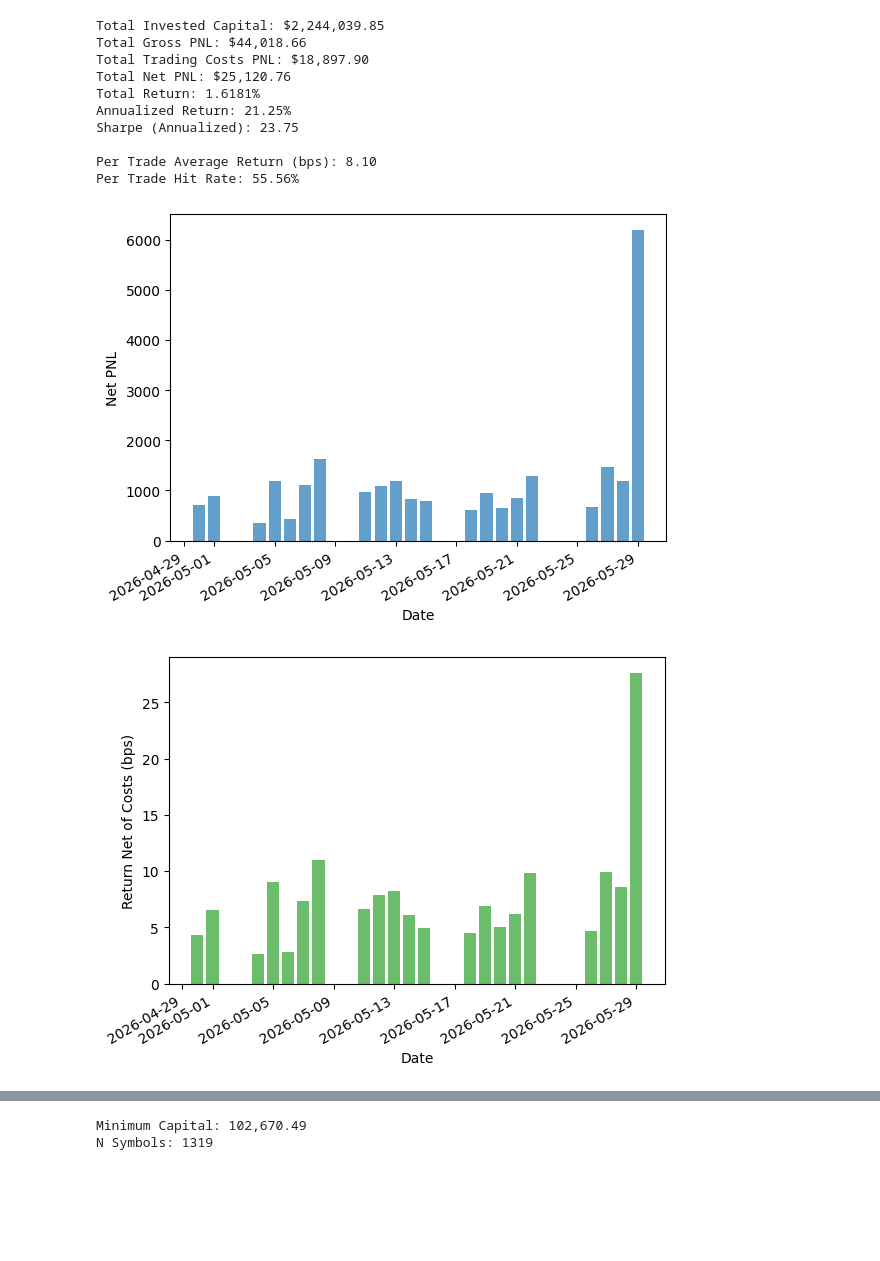
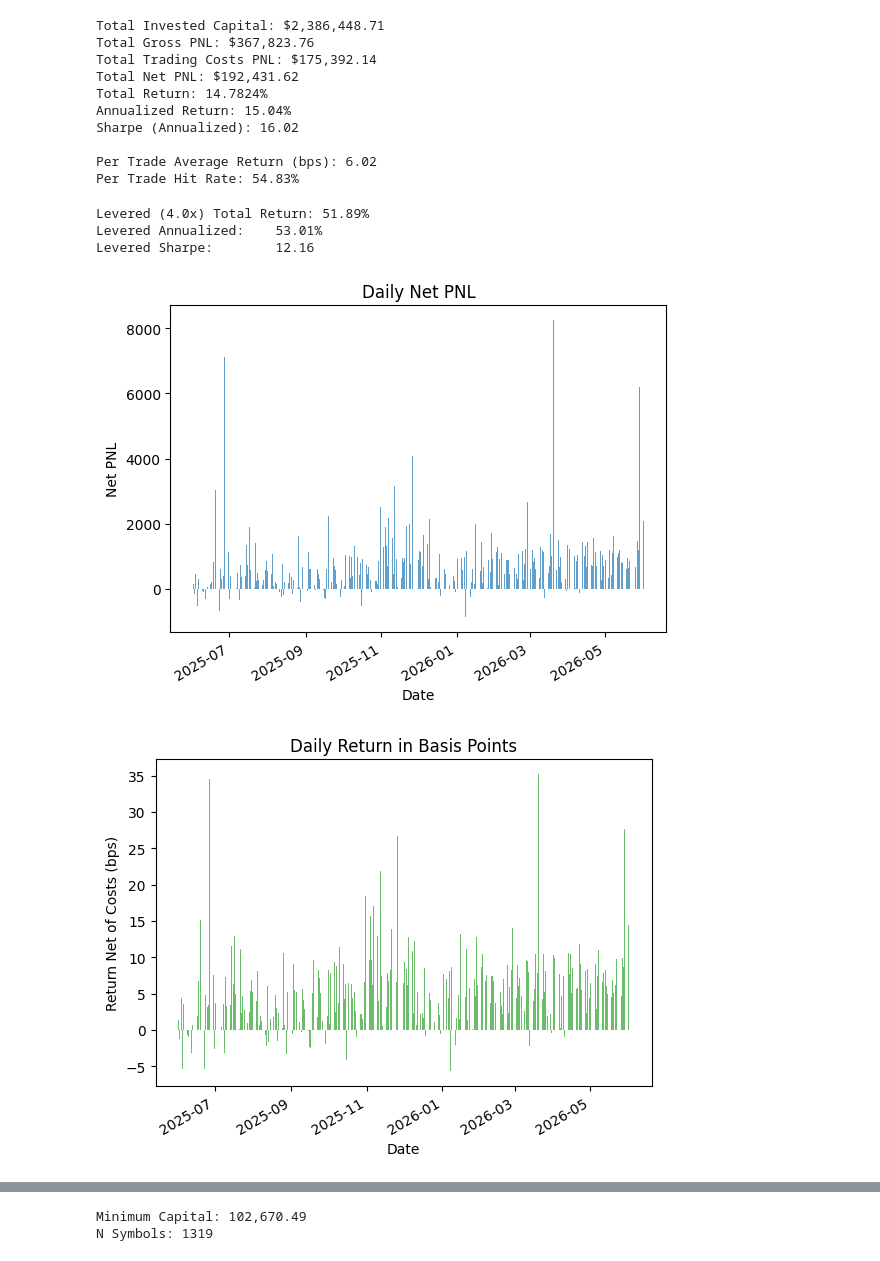
Before and after one commit to MichaelCusackNelkin/Summer_Research_2026, a Jupyter notebook: research-alpha/code/notebooks/test.ipynb, the cells around one changed output, grey strips where cells are left out. Cells and saved outputs as stored; diff of their text form; code cells hidden in the pictures; blank space fills up the shorter version.

Commit message:
backtest wiht 1 year of data and leverage

```diff
--- a/research-alpha/code/notebooks/test.ipynb
+++ b/research-alpha/code/notebooks/test.ipynb
@@ -233,7 +248,6 @@ shape: (12_659, 16)
 N_days = backtest["date"].n_unique()
 stat_backtest = backtest.filter(pl.col("tradable") == True, pl.col("traded_qty") != 0)
 total_capital = stat_backtest.group_by("date").agg(pl.col("trade_value").abs().sum()).max()['trade_value'].item()
-
 
 daily_returns = stat_backtest.group_by("date").agg(pl.col("net_pnl").sum() / pl.col("trade_value").abs().sum()).rename({"net_pnl":"return"})
 cum_return = daily_returns.select((1+pl.col('return')).cum_prod()).tail(1).item()-1
@@ -241,6 +255,7 @@ daily_avg_return = daily_returns["return"].mean()
 daily_std_return = daily_returns["return"].std()
 
 n_trades = len(stat_backtest)
+n_days = backtest['date'].n_unique()
 n_profitable_trades = len(stat_backtest.filter(pl.col("net_pnl") > 0))
 
 print(f"Total Invested Capital: ${total_capital:,.2f}")
@@ -254,35 +269,58 @@ print()
 print(f"Per Trade Average Return (bps): {(stat_backtest['net_pnl'] / stat_backtest['trade_value'].abs()).mean() * 1e4:,.2f}")
 print(f"Per Trade Hit Rate: {n_profitable_trades / n_trades:,.2%}")
 # %% [output]
-Total Invested Capital: $2,244,039.85
-Total Gross PNL: $44,018.66
-Total Trading Costs PNL: $18,897.90
-Total Net PNL: $25,120.76
-Total Return: 1.6181%
-Annualized Return: 21.25%
-Sharpe (Annualized): 23.75
+Total Invested Capital: $2,386,448.71
+Total Gross PNL: $367,823.76
+Total Trading Costs PNL: $175,392.14
+Total Net PNL: $192,431.62
+Total Return: 14.7824%
+Annualized Return: 15.04%
+Sharpe (Annualized): 16.02
 
-Per Trade Average Return (bps): 8.10
-Per Trade Hit Rate: 55.56%
+Per Trade Average Return (bps): 6.02
+Per Trade Hit Rate: 54.83%
+# %%
+LEVERAGE = 2.0
+ANNUAL_FINANCING_RATE = 0.045          # broker rate on the borrowed (L-1)×equity
+daily_financing = (LEVERAGE - 1) * ANNUAL_FINANCING_RATE / 252
+
+levered = (
+    daily_returns
+    .sort("date")
+    .with_columns((pl.col("return") * LEVERAGE - daily_financing).alias("lev_return"))
+    .with_columns(((1 + pl.col("lev_return")).cum_prod() - 1).alias("cum_lev_return"))
+)
+
+lev_avg = levered["lev_return"].mean()
+lev_std = levered["lev_return"].std()
+print(f"Levered ({LEVERAGE:.1f}x) Total Return: {levered['cum_lev_return'].tail(1).item():,.2%}")
+print(f"Levered Annualized:    {(1 + lev_avg)**252 - 1:,.2%}")
+print(f"Levered Sharpe:        {lev_avg / lev_std * 252**0.5:,.2f}")
+# %% [output]
+Levered (4.0x) Total Return: 51.89%
+Levered Annualized:    53.01%
+Levered Sharpe:        12.16
 # %%
 daily_pnl = stat_backtest.group_by("date").agg(pl.col("net_pnl").sum())
 plt.bar(daily_pnl['date'], daily_pnl['net_pnl'],
         color='tab:blue', alpha=0.7)
+plt.title("Daily Net PNL")
 plt.xlabel("Date")
 plt.ylabel("Net PNL")
 plt.gcf().autofmt_xdate()
 plt.show()
 # %% [output]
-[figure, old version]
+[figure, new version]
 # %%
 daily_return = stat_backtest.group_by("date").agg(pl.col("net_pnl").sum() / pl.col("trade_value").abs().sum(),
                                                   pl.col("symbol").n_unique()
                                                   ).rename({"net_pnl":"return"})
 plt.bar(daily_return['date'], daily_return['return'] * 1e4,
         color='tab:green', alpha=0.7)
+plt.title("Daily Return in Basis Points")
 plt.xlabel("Date")
 plt.ylabel("Return Net of Costs (bps)")
 plt.gcf().autofmt_xdate()
 plt.show()
 # %% [output]
-[figure, old version]
+[figure, new version]
```
Also changed, not shown: parts of 22 cells of this notebook.
